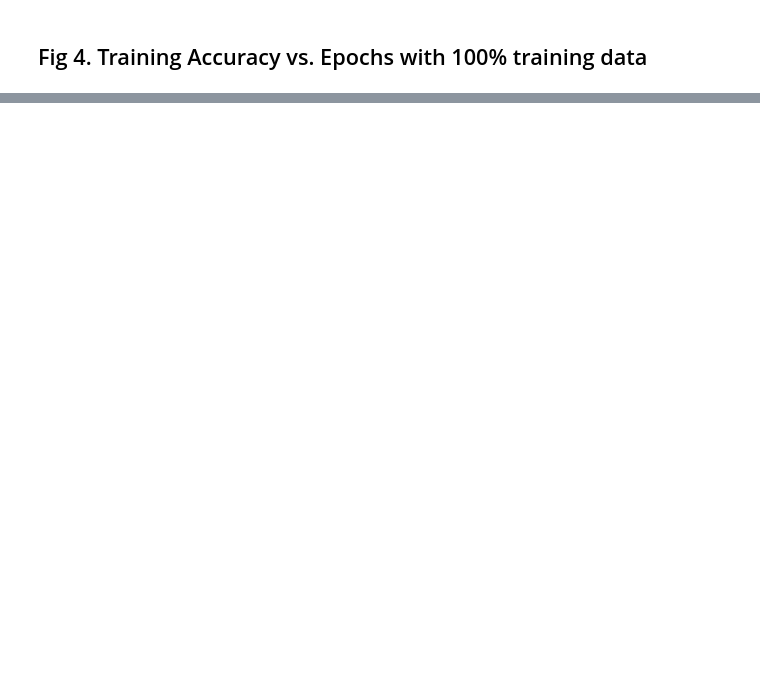
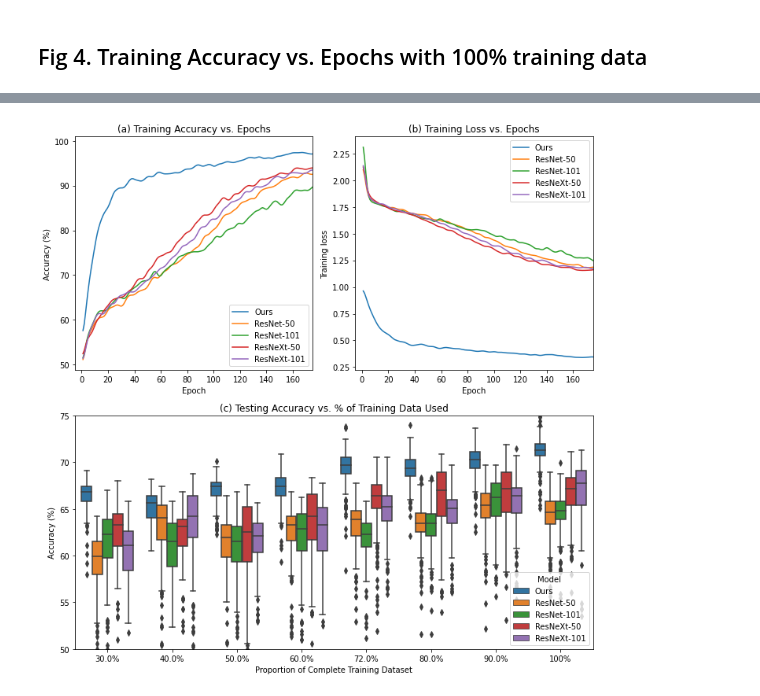
Before and after one commit to Deep-Fusion-Innovators/paper-Cervical-Cancer-Detection, a Jupyter notebook: figures.ipynb, the cells around one changed output, grey strips where cells are left out. Cells and saved outputs as stored; diff of their text form; code cells hidden in the pictures; blank space fills up the shorter version.

```diff
--- a/figures.ipynb
+++ b/figures.ipynb
@@ -152,0 +128,75 @@ ResNeXt-101 : 94.9 %
+# %%
+import matplotlib.gridspec as gridspec
+def training_epoch(df, model_name, label, smoothness, axis_i):
+    ysmoothed = gaussian_filter1d(df[model_name], sigma = smoothness)
+    axis_i.plot(df['Epoch'], ysmoothed, linestyle = '-', label = label)
+
+percentage_list = ["30.0%", "40.0%", "50.0%", "60.0%", "72.0%", "80.0%", "90.0%", "100%"]
+Model_list = ['Ours', 'ResNet-50', 'ResNet-101', 'ResNeXt-50', 'ResNeXt-101']
+
+fig = plt.figure(tight_layout=True, figsize=(10, 10))
+gs = gridspec.GridSpec(2, 2)
+
+# subfigure_1
+ax = fig.add_subplot(gs[0, 0])
+percentage = percentage_list[-1]
+smoothness = 2
+accuracy_epoch = pd.read_csv(f"./data/accuracy_epoch_{percentage}.csv")
+accuracy_epoch *= 100
+accuracy_epoch['Epoch'] /= 100
+ax.set_xlim([-5, 175])
+ax.set_xlabel('Epoch')
+ax.set_ylabel('Accuracy (%)')
+ax.set_title('(a) Training Accuracy vs. Epochs')
+print('Highest training accuracy:')
+for model in Model_list:
+    training_epoch(accuracy_epoch, model + '_Train', model, smoothness, ax)
+    print(model, ':', round(max(accuracy_epoch[model+'_Train']), 1), '%')
+ax.legend()
+
+# subfigure_2
+ax = fig.add_subplot(gs[0, 1])
+smoothness = 2
+loss_epoch = pd.read_csv(f"./data/train_loss_epoch_{percentage}.csv")
+ax.set_xlim([-5, 175])
+ax.set_xlabel('Epoch')
+ax.set_ylabel('Training loss')
+ax.set_title('(b) Training Loss vs. Epochs')
+
+print('Lowest training loss:')
+for model in Model_list:
+    training_epoch(loss_epoch, model, model, smoothness, ax)
+    print(model, ':', round(max(loss_epoch[model]), 1))
+
+ax.legend()
+
+
+# subfigure_3
+ax = fig.add_subplot(gs[1, :])
+acc_list = []
+model_name = []
+data_size = []
+for percentage in percentage_list:
+    test_acc_epoch = pd.read_csv(f"./data/accuracy_epoch_{percentage}.csv")
+    test_acc_epoch = test_acc_epoch.loc[test_acc_epoch['Epoch']>=10]
+    test_acc_epoch = test_acc_epoch.drop('Epoch', axis=1)
+    test_acc_epoch *= 100
+    test_acc_epoch = test_acc_epoch[[i+'_Test' for i in Model_list]]
+
+    for column in [i+'_Test' for i in Model_list]:
+        acc_list += test_acc_epoch[column].tolist()
+        model_name += [column[:-5]]*test_acc_epoch.shape[0]
+        data_size += [percentage]*test_acc_epoch.shape[0]
+
+df_plot = pd.DataFrame(columns=['Model', 'data_size', 'Accuracy'])
+df_plot['Model'] = model_name
+df_plot['Accuracy'] = acc_list
+df_plot['data_size'] = data_size
+sns.boxplot(data=df_plot, x="data_size", y="Accuracy", hue="Model", ax = ax)
+ax.set_ylabel("Accuracy (%)")
+ax.set_xlabel("Proportion of Complete Training Dataset")
+ax.set_ylim([50, 75])
+ax.set_title("(c) Testing Accuracy vs. % of Training Data Used")
+
+plt.savefig("./figures/Figure4_Accuracy_Loss_Epochs.pdf", dpi = 150)
+# %% [output]
@@ -152,0 +215 @@ ResNeXt-101 : 94.9 %
+[figure, added]
```
Also changed, not shown: parts of 6 cells of this notebook, 6 other files.
